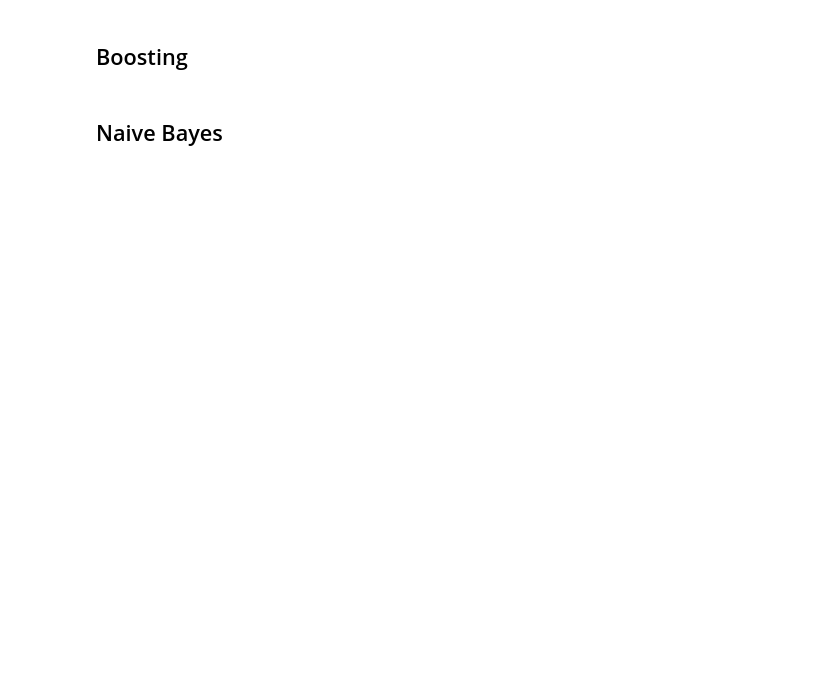
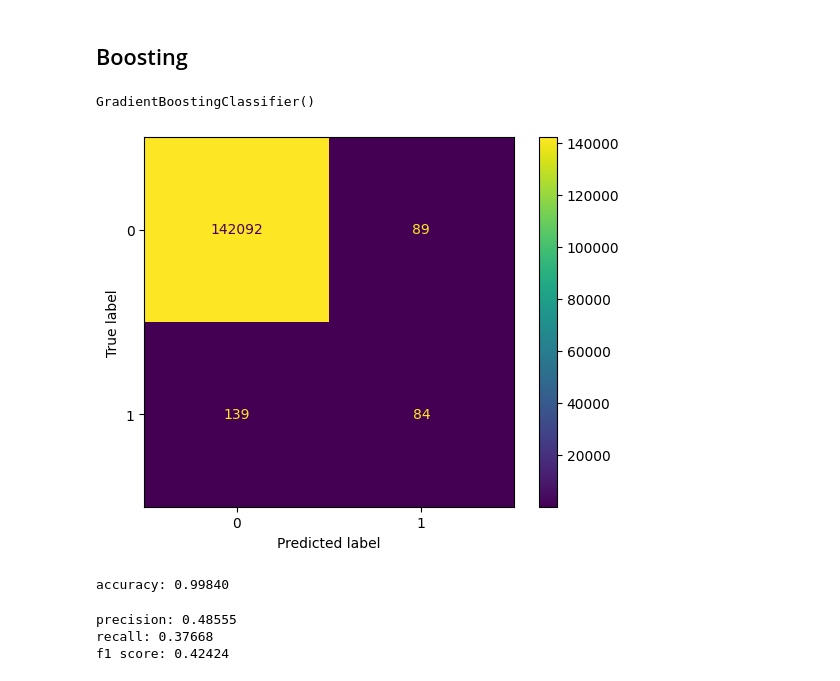
Before and after one commit to mdkamrulhasan/data_mining_kdd, a Jupyter notebook: notebooks/Classification_cc_imbalance_data_problem.ipynb, the cells around one changed output. Saved outputs shown, nothing was run; the diff lists cells and outputs as text; code cells hidden in the pictures; blank space fills up the shorter version.

```diff
--- a/notebooks/Classification_cc_imbalance_data_problem.ipynb
+++ b/notebooks/Classification_cc_imbalance_data_problem.ipynb
@@ -206,5 +186,0 @@ KeyboardInterrupt:
-# %%
-my_model = myClassificationModel(SVC())
-my_model.train(X_train, y_train)
-print('train-error', my_model.evaluate(X_train, y_train))
-print('test-error', my_model.evaluate(X_test, y_test))
@@ -216,7 +201,2 @@ print('cross validation score (std):', np.std(cv_scores))
 # %% [markdown]
 ## Boosting
-# %%
-my_model = myClassificationModel(GradientBoostingClassifier())
-my_model.train(X_train, y_train)
-print('train-error', my_model.evaluate(X_train, y_train))
-print('test-error', my_model.evaluate(X_test, y_test))
@@ -228,7 +202,0 @@ print('cross validation score (std):', np.std(cv_scores))
-# %% [markdown]
-## Naive Bayes
-# %%
-my_model = myClassificationModel(GaussianNB())
-my_model.train(X_train, y_train)
-print('train-error', my_model.evaluate(X_train, y_train))
-print('test-error', my_model.evaluate(X_test, y_test))
@@ -239,0 +203,28 @@ print('cross validation score (std):', np.std(cv_scores))
+# %%
+clf = GradientBoostingClassifier()
+clf.fit(X_train, y_train)
+# %% [output]
+GradientBoostingClassifier()
+# %%
+y_pred = clf.predict(X_test)
+cm = confusion_matrix(y_test, y_pred)
+disp = ConfusionMatrixDisplay(confusion_matrix=cm,
+                              display_labels=clf.classes_)
+disp.plot()
+plt.show()
+# %% [output]
+[figure, added]
+# %%
+# accuracy
+print("accuracy: %.5f" % accuracy_score(y_test, y_pred))
+# %% [output]
+accuracy: 0.99840
+# %%
+# Precision, Recall, F1 Score
+print("precision: %.5f" % precision_score(y_test, y_pred))
+print("recall: %.5f" % recall_score(y_test, y_pred))
+print("f1 score: %.5f" % f1_score(y_test, y_pred))
+# %% [output]
+precision: 0.48555
+recall: 0.37668
+f1 score: 0.42424
```
Also changed, not shown: parts of 41 cells of this notebook.
